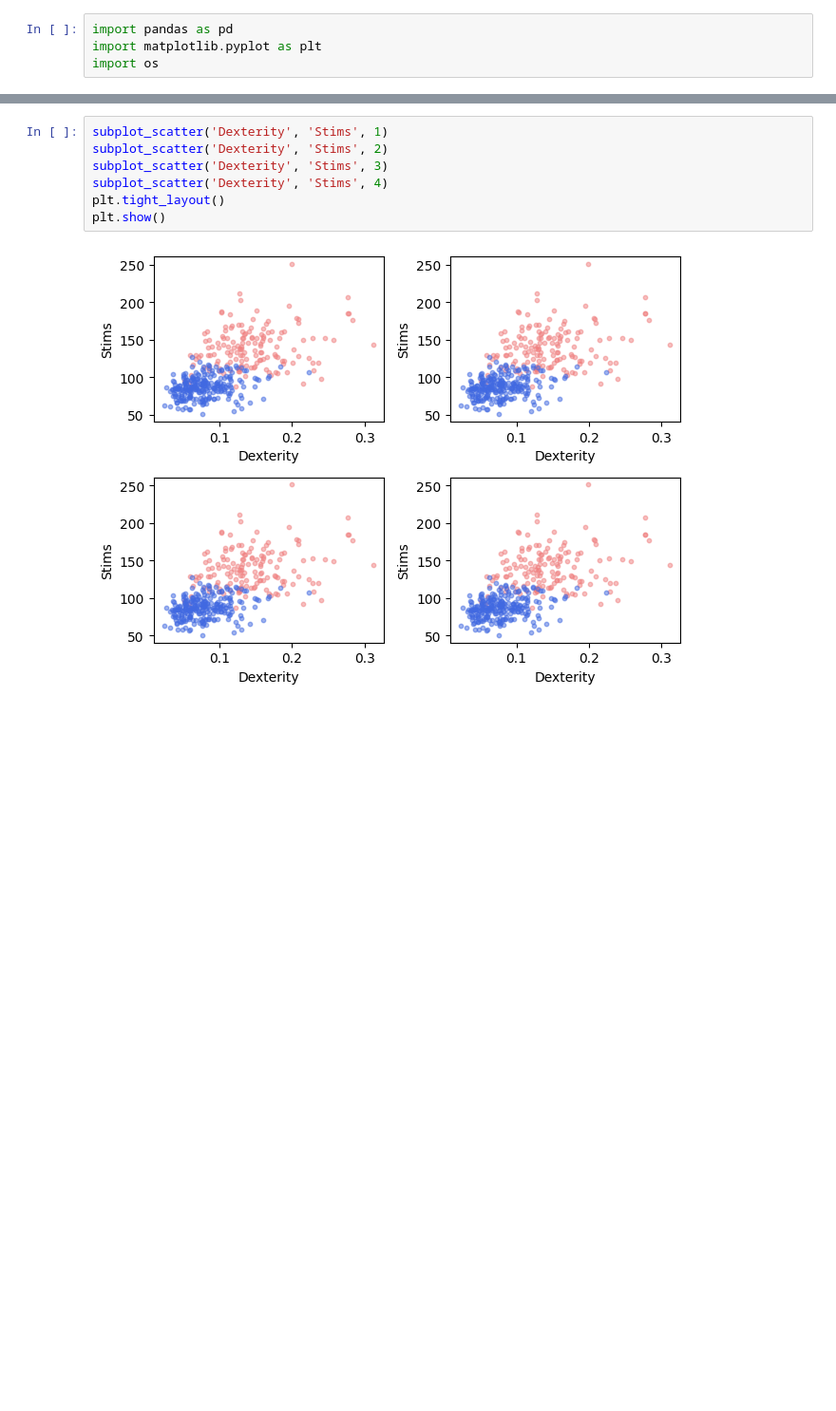
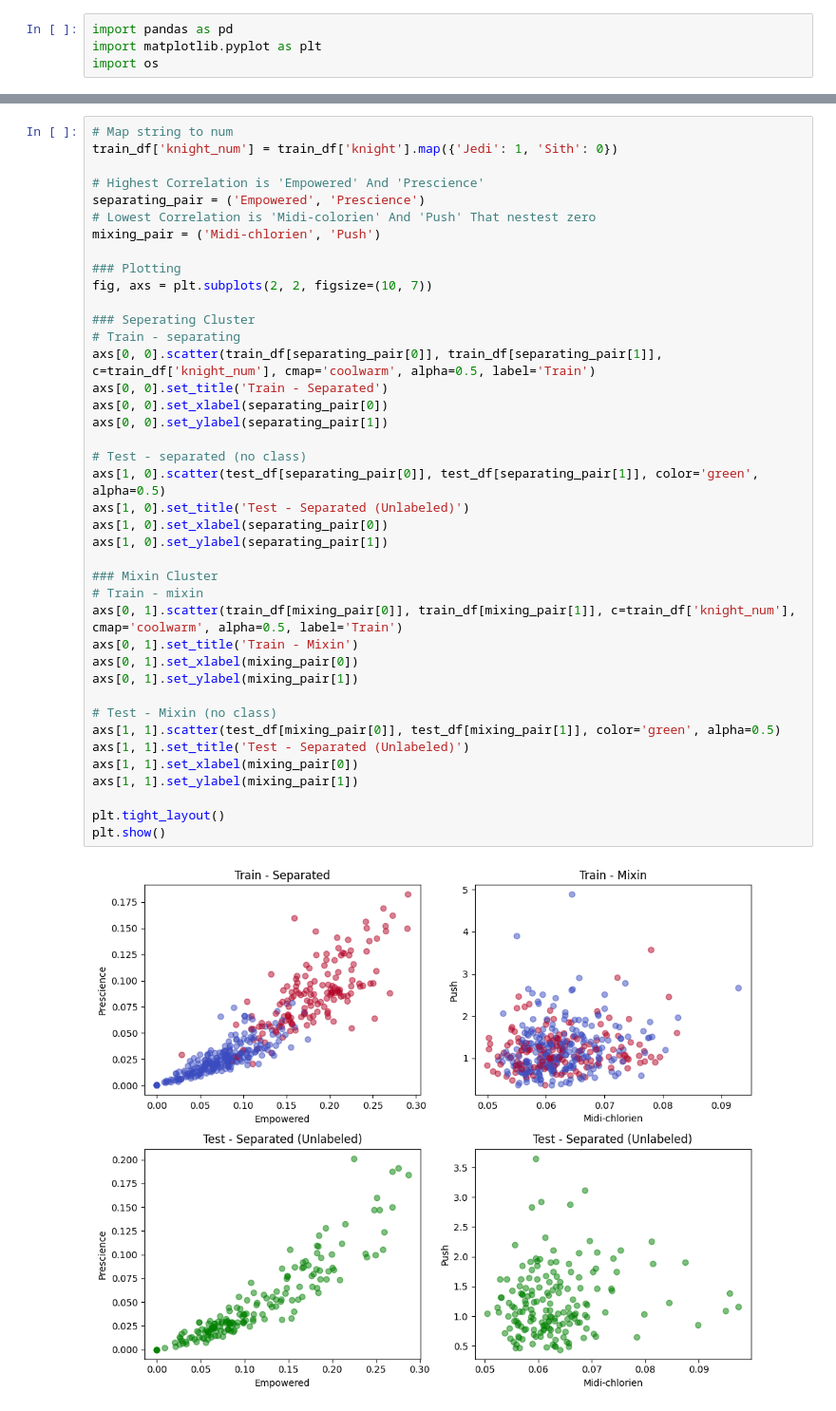
Before and after one commit to viruskizz/42bangkok-datascience-piscine, a Jupyter notebook: ds03/ex02/point.ipynb, the cells around one changed output, grey strips where cells are left out. Shown at 95% size. Saved outputs shown, nothing was run; the diff lists cells and outputs as text; blank space fills up the shorter version.

```diff
--- a/ds03/ex02/point.ipynb
+++ b/ds03/ex02/point.ipynb
@@ -83,9 +61,42 @@ def subplot_scatter(xlabel: str, ylabel: str, idx: int):
 # %%
-subplot_scatter('Dexterity', 'Stims', 1)
-subplot_scatter('Dexterity', 'Stims', 2)
-subplot_scatter('Dexterity', 'Stims', 3)
-subplot_scatter('Dexterity', 'Stims', 4)
+# Map string to num
+train_df['knight_num'] = train_df['knight'].map({'Jedi': 1, 'Sith': 0})
+
+# Highest Correlation is 'Empowered' And 'Prescience'
+separating_pair = ('Empowered', 'Prescience')
+# Lowest Correlation is 'Midi-colorien' And 'Push' That nestest zero
+mixing_pair = ('Midi-chlorien', 'Push')
+
+### Plotting
+fig, axs = plt.subplots(2, 2, figsize=(10, 7))
+
+### Seperating Cluster
+# Train - separating
+axs[0, 0].scatter(train_df[separating_pair[0]], train_df[separating_pair[1]], c=train_df['knight_num'], cmap='coolwarm', alpha=0.5, label='Train')
+axs[0, 0].set_title('Train - Separated')
+axs[0, 0].set_xlabel(separating_pair[0])
+axs[0, 0].set_ylabel(separating_pair[1])
+
+# Test - separated (no class)
+axs[1, 0].scatter(test_df[separating_pair[0]], test_df[separating_pair[1]], color='green', alpha=0.5)
+axs[1, 0].set_title('Test - Separated (Unlabeled)')
+axs[1, 0].set_xlabel(separating_pair[0])
+axs[1, 0].set_ylabel(separating_pair[1])
+
+### Mixin Cluster
+# Train - mixin
+axs[0, 1].scatter(train_df[mixing_pair[0]], train_df[mixing_pair[1]], c=train_df['knight_num'], cmap='coolwarm', alpha=0.5, label='Train')
+axs[0, 1].set_title('Train - Mixin')
+axs[0, 1].set_xlabel(mixing_pair[0])
+axs[0, 1].set_ylabel(mixing_pair[1])
+
+# Test - Mixin (no class)
+axs[1, 1].scatter(test_df[mixing_pair[0]], test_df[mixing_pair[1]], color='green', alpha=0.5)
+axs[1, 1].set_title('Test - Separated (Unlabeled)')
+axs[1, 1].set_xlabel(mixing_pair[0])
+axs[1, 1].set_ylabel(mixing_pair[1])
+
 plt.tight_layout()
 plt.show()
 # %% [output]
-[figure, old version]
+[figure, new version]
```
Also changed, not shown: parts of 4 cells of this notebook, 2 other files.
